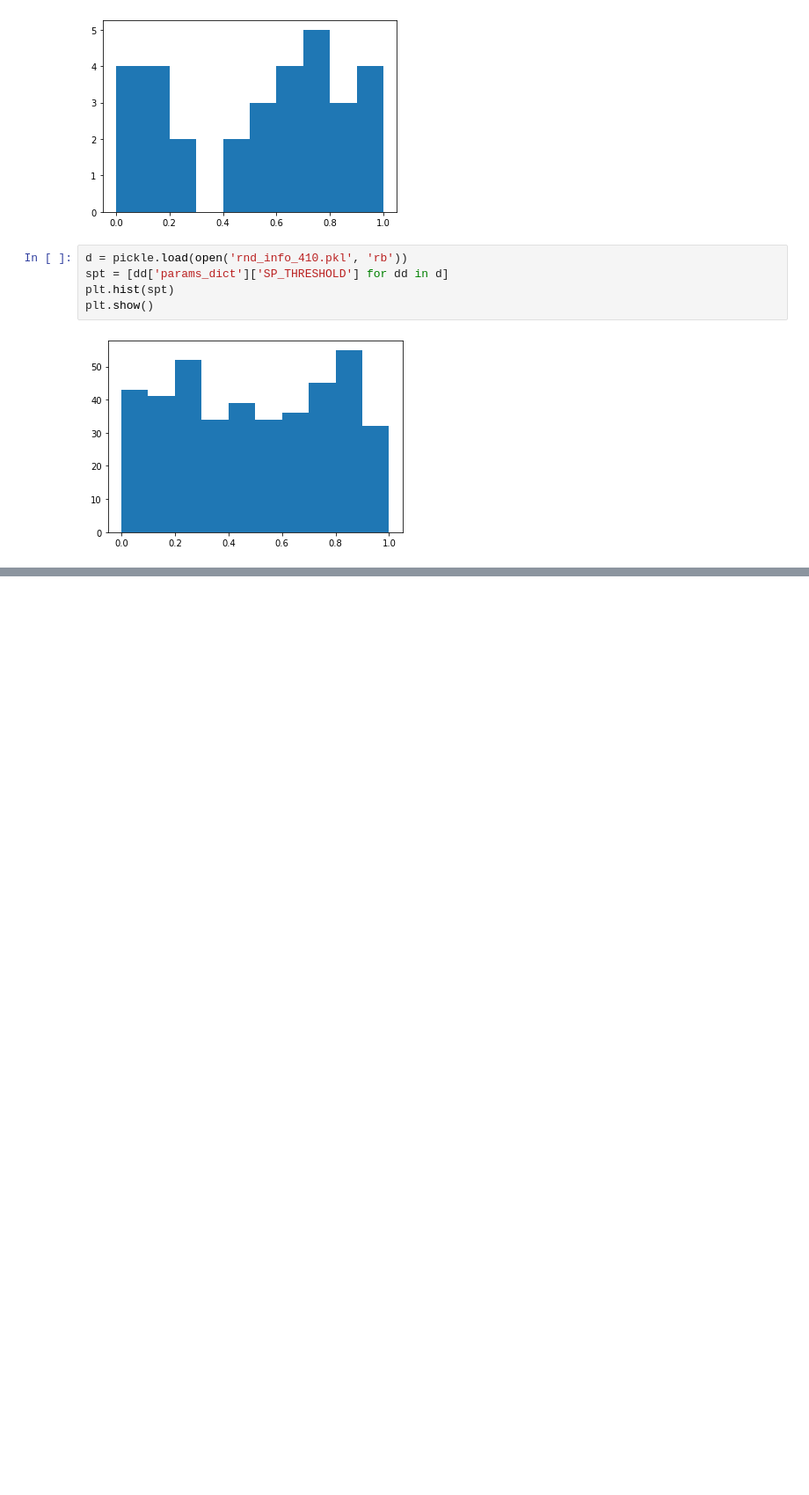
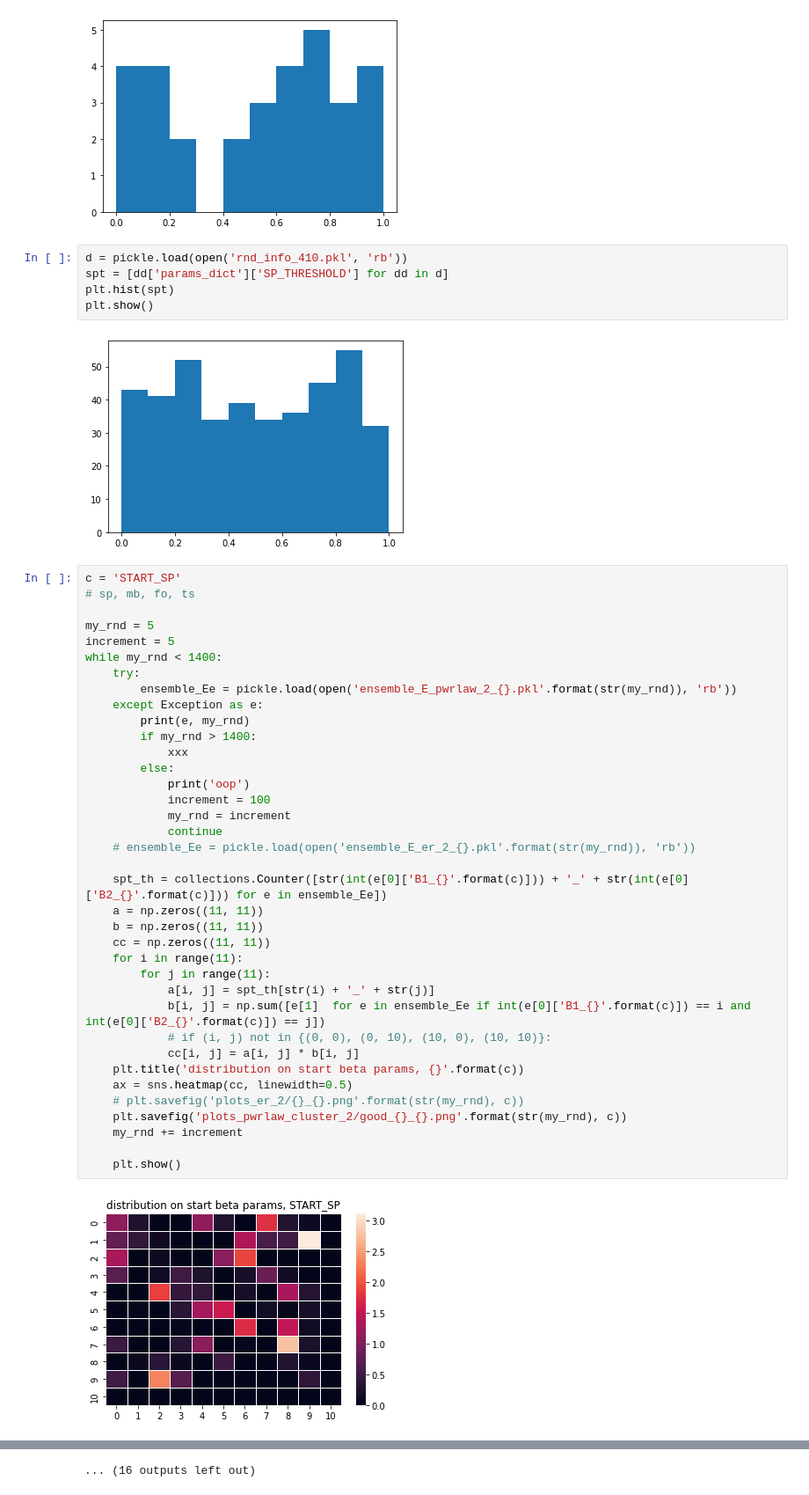
Before and after one commit to asmithh/bayesian-crap, a Jupyter notebook: bayesian things.ipynb, the cells around one changed output, grey strips where cells are left out. Shown at 88% size. Drawn from its saved outputs; the diff is of its cells as text; blank space fills up the shorter version.

```diff
--- a/bayesian things.ipynb
+++ b/bayesian things.ipynb
@@ -387,3 +387,42 @@ plt.hist(spt)
 plt.show()
 # %% [output]
 [figure]
+# %%
+c = 'START_SP'
+# sp, mb, fo, ts
+
+my_rnd = 5
+increment = 5
+while my_rnd < 1400:
+    try:
+        ensemble_Ee = pickle.load(open('ensemble_E_pwrlaw_2_{}.pkl'.format(str(my_rnd)), 'rb'))
+    except Exception as e:
+        print(e, my_rnd)
+        if my_rnd > 1400:
+            xxx
+        else:
+            print('oop')
+            increment = 100
+            my_rnd = increment
+            continue
+    # ensemble_Ee = pickle.load(open('ensemble_E_er_2_{}.pkl'.format(str(my_rnd)), 'rb'))
+
+    spt_th = collections.Counter([str(int(e[0]['B1_{}'.format(c)])) + '_' + str(int(e[0]['B2_{}'.format(c)])) for e in ensemble_Ee])
+    a = np.zeros((11, 11))
+    b = np.zeros((11, 11))
+    cc = np.zeros((11, 11))
+    for i in range(11):
+        for j in range(11):
+            a[i, j] = spt_th[str(i) + '_' + str(j)]
+            b[i, j] = np.sum([e[1]  for e in ensemble_Ee if int(e[0]['B1_{}'.format(c)]) == i and int(e[0]['B2_{}'.format(c)]) == j])
+            # if (i, j) not in {(0, 0), (0, 10), (10, 0), (10, 10)}:
+            cc[i, j] = a[i, j] * b[i, j]
+    plt.title('distribution on start beta params, {}'.format(c))
+    ax = sns.heatmap(cc, linewidth=0.5)
+    # plt.savefig('plots_er_2/{}_{}.png'.format(str(my_rnd), c))
+    plt.savefig('plots_pwrlaw_cluster_2/good_{}_{}.png'.format(str(my_rnd), c))
+    my_rnd += increment
+
+    plt.show()
+# %% [output]
+[figure, added]
@@ -389,0 +440 @@ plt.show()
+... (16 outputs left out)
```
Also changed, not shown: parts of 5 cells of this notebook, 6 other files.
